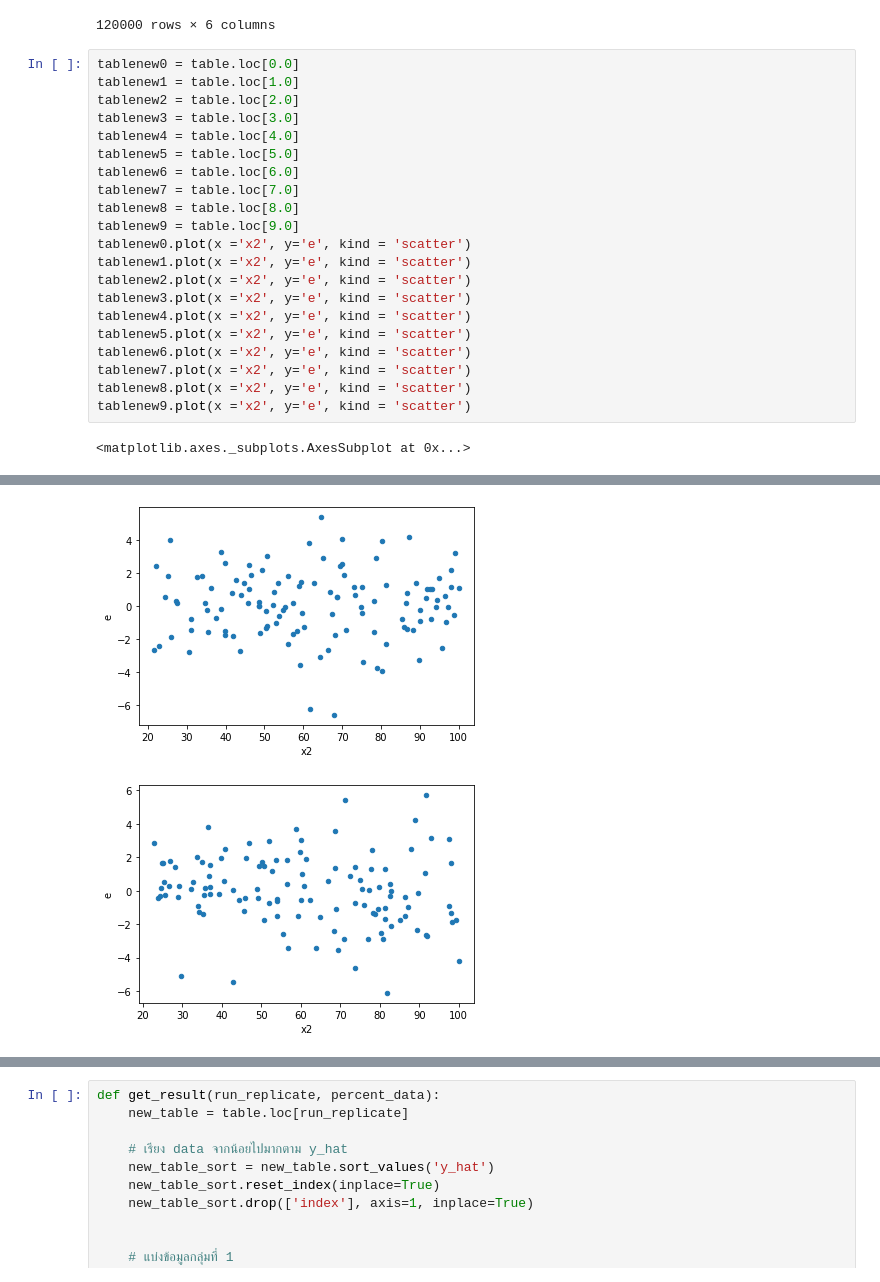
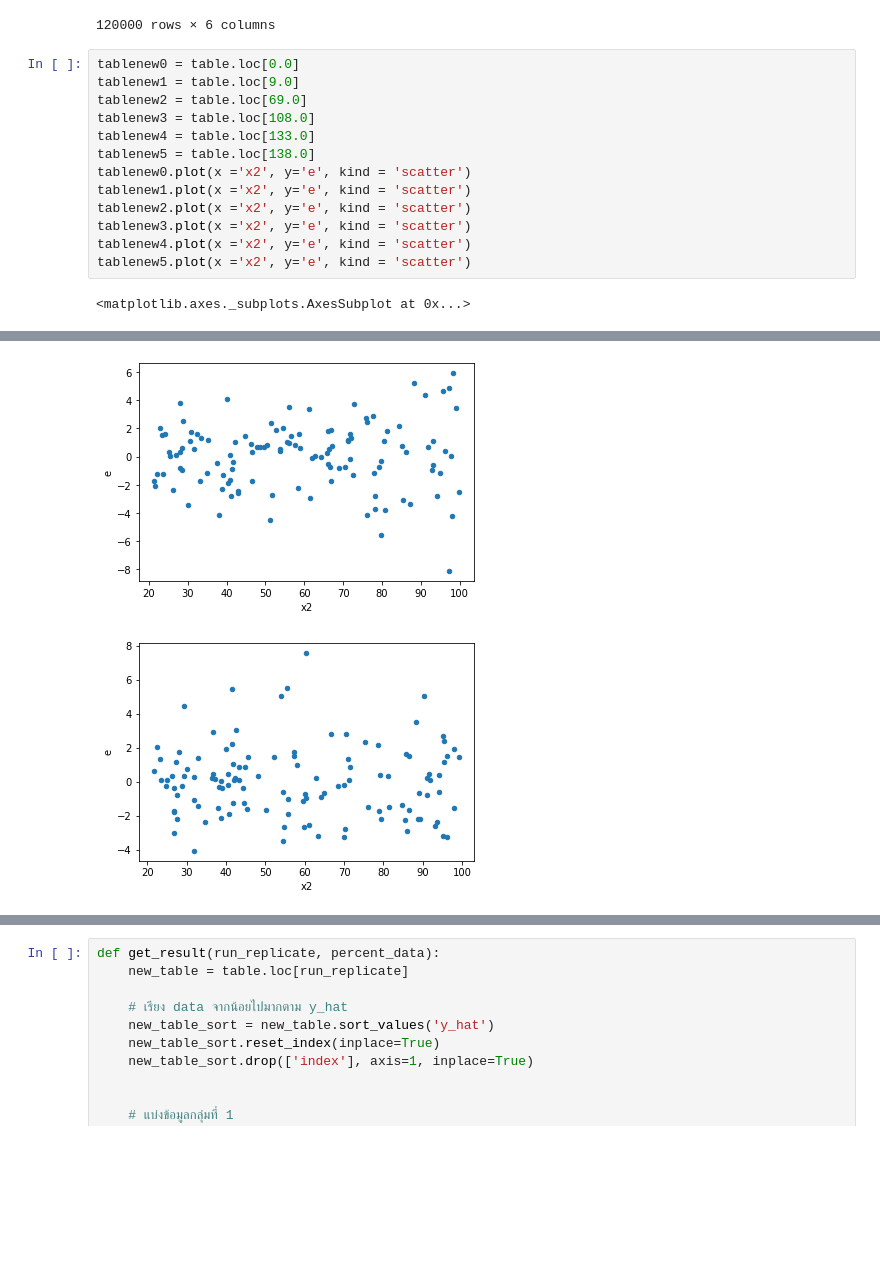
Before and after one commit to iam-fern/Generate_multiplication_2X, a Jupyter notebook: GQtest_data(y_hat)_multi_delta_(0_4)_n120_01.ipynb, the cells around one changed output, grey strips where cells are left out. Drawn from its saved outputs; the diff is of its cells as text; blank space fills up the shorter version.

```diff
--- a/GQtest_data(y_hat)_multi_delta_(0_4)_n120_01.ipynb
+++ b/GQtest_data(y_hat)_multi_delta_(0_4)_n120_01.ipynb
@@ -137,25 +137,17 @@ table
 120000 rows × 6 columns
 # %%
 tablenew0 = table.loc[0.0]
-tablenew1 = table.loc[1.0]
-tablenew2 = table.loc[2.0]
-tablenew3 = table.loc[3.0]
-tablenew4 = table.loc[4.0]
-tablenew5 = table.loc[5.0]
-tablenew6 = table.loc[6.0]
-tablenew7 = table.loc[7.0]
-tablenew8 = table.loc[8.0]
-tablenew9 = table.loc[9.0]
+tablenew1 = table.loc[9.0]
+tablenew2 = table.loc[69.0]
+tablenew3 = table.loc[108.0]
+tablenew4 = table.loc[133.0]
+tablenew5 = table.loc[138.0]
 tablenew0.plot(x ='x2', y='e', kind = 'scatter')
 tablenew1.plot(x ='x2', y='e', kind = 'scatter')
 tablenew2.plot(x ='x2', y='e', kind = 'scatter')
 tablenew3.plot(x ='x2', y='e', kind = 'scatter')
 tablenew4.plot(x ='x2', y='e', kind = 'scatter')
 tablenew5.plot(x ='x2', y='e', kind = 'scatter')
-tablenew6.plot(x ='x2', y='e', kind = 'scatter')
-tablenew7.plot(x ='x2', y='e', kind = 'scatter')
-tablenew8.plot(x ='x2', y='e', kind = 'scatter')
-tablenew9.plot(x ='x2', y='e', kind = 'scatter')
 # %% [output]
 <matplotlib.axes._subplots.AxesSubplot at 0x...>
 [figure]
@@ -165,2 +157,2 @@ tablenew9.plot(x ='x2', y='e', kind = 'scatter')
-[figure, old version]
+[figure, new version]
-[figure, old version]
+[figure, new version]
```
Also changed, not shown: parts of 1 cell of this notebook.
